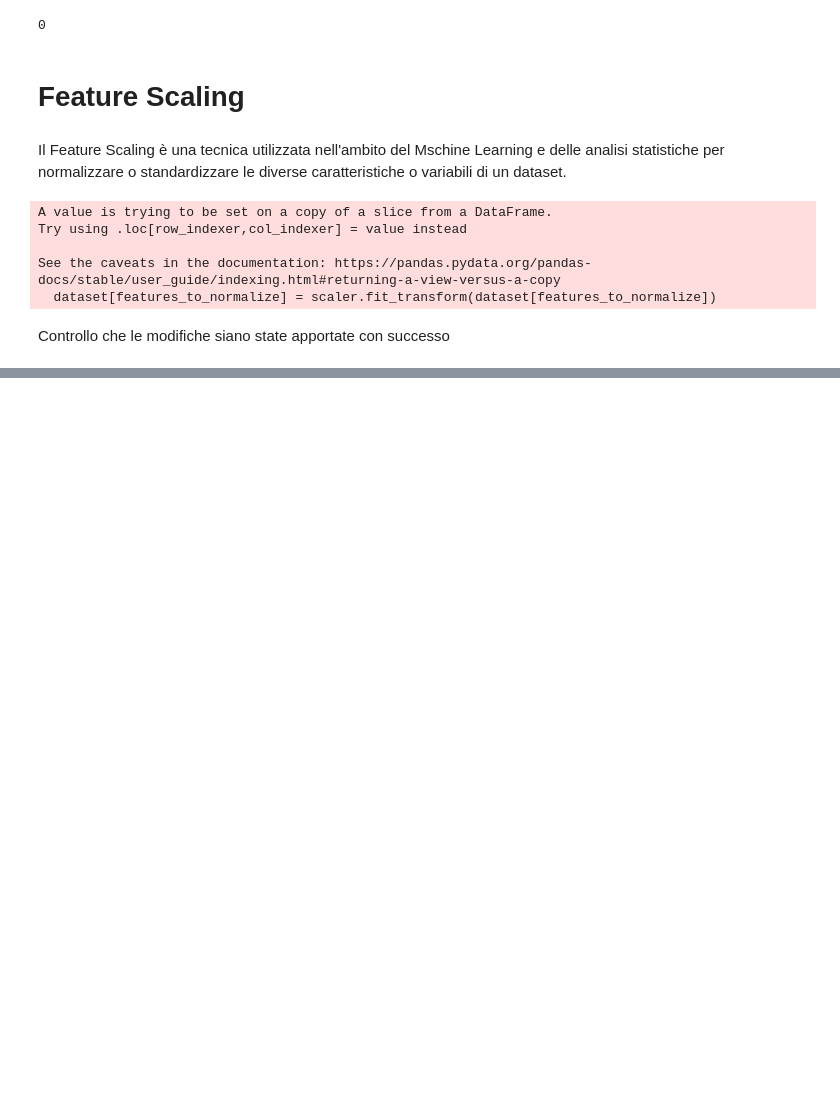
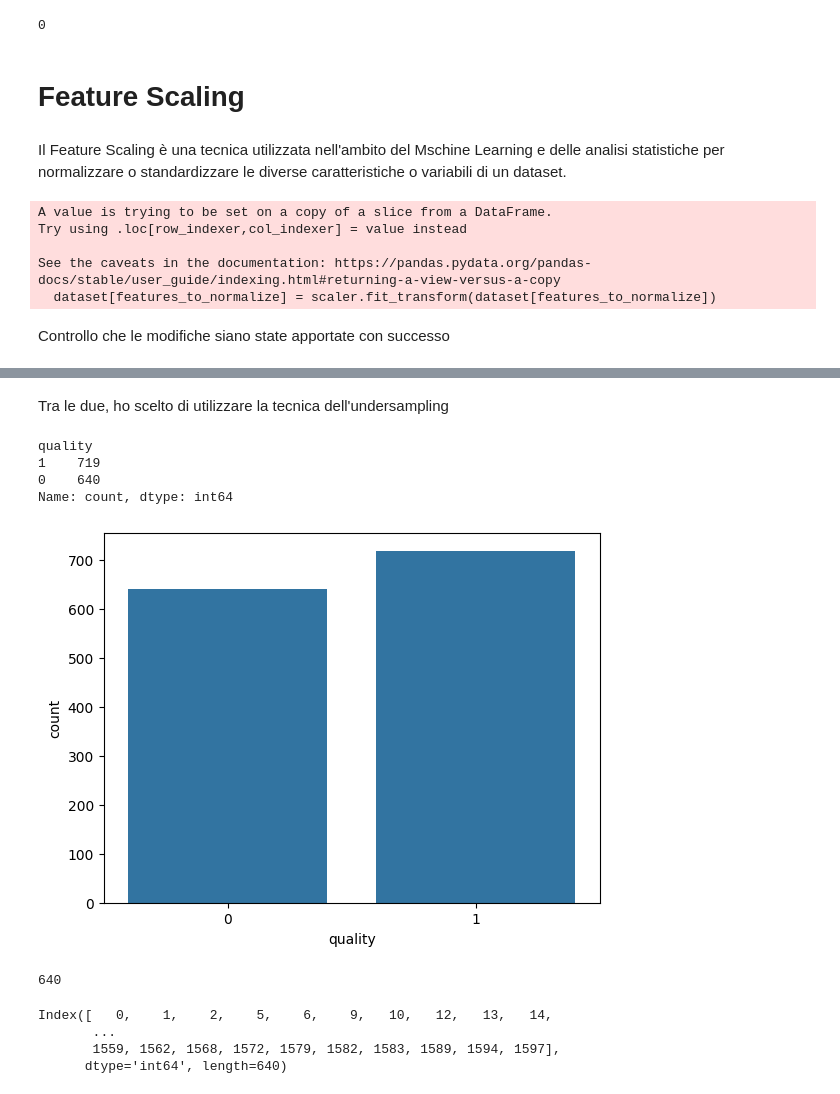
Before and after one commit to bafiuss/Sapore-DiVino, a Jupyter notebook: Sapore_DiVino-CODICE.ipynb, the cells around one changed output, grey strips where cells are left out. Cells and saved outputs as stored; diff of their text form; code cells hidden in the pictures; blank space fills up the shorter version.

```diff
--- a/Sapore_DiVino-CODICE.ipynb
+++ b/Sapore_DiVino-CODICE.ipynb
@@ -205,0 +240,32 @@ dataset.sample(15)
+# %% [markdown]
+Tra le due, ho scelto di utilizzare la tecnica dell'undersampling
+# %%
+
+from sklearn.model_selection import train_test_split
+
+target = 'quality'
+X = dataset.iloc[: , dataset.columns!=target]
+Y = dataset.iloc[: , dataset.columns == target]
+X_train, X_test,Y_train, Y_test = train_test_split(X, Y, test_size=0.3, random_state=42)
+
+ax = sns.countplot(x = target, data = dataset)
+print(dataset[target].value_counts())
+# %% [output]
+quality
+1    719
+0    640
+Name: count, dtype: int64
+[figure, added]
+# %%
+minority_class_len = len(dataset[dataset[target] == 0])
+print(minority_class_len)
+# %% [output]
+640
+# %%
+majority_class_indices = dataset[dataset[target] == 0].index
+print(majority_class_indices)
+# %% [output]
+Index([   0,    1,    2,    5,    6,    9,   10,   12,   13,   14,
+       ...
+       1559, 1562, 1568, 1572, 1579, 1582, 1583, 1589, 1594, 1597],
+      dtype='int64', length=640)
```
Also changed, not shown: parts of 17 cells of this notebook.
